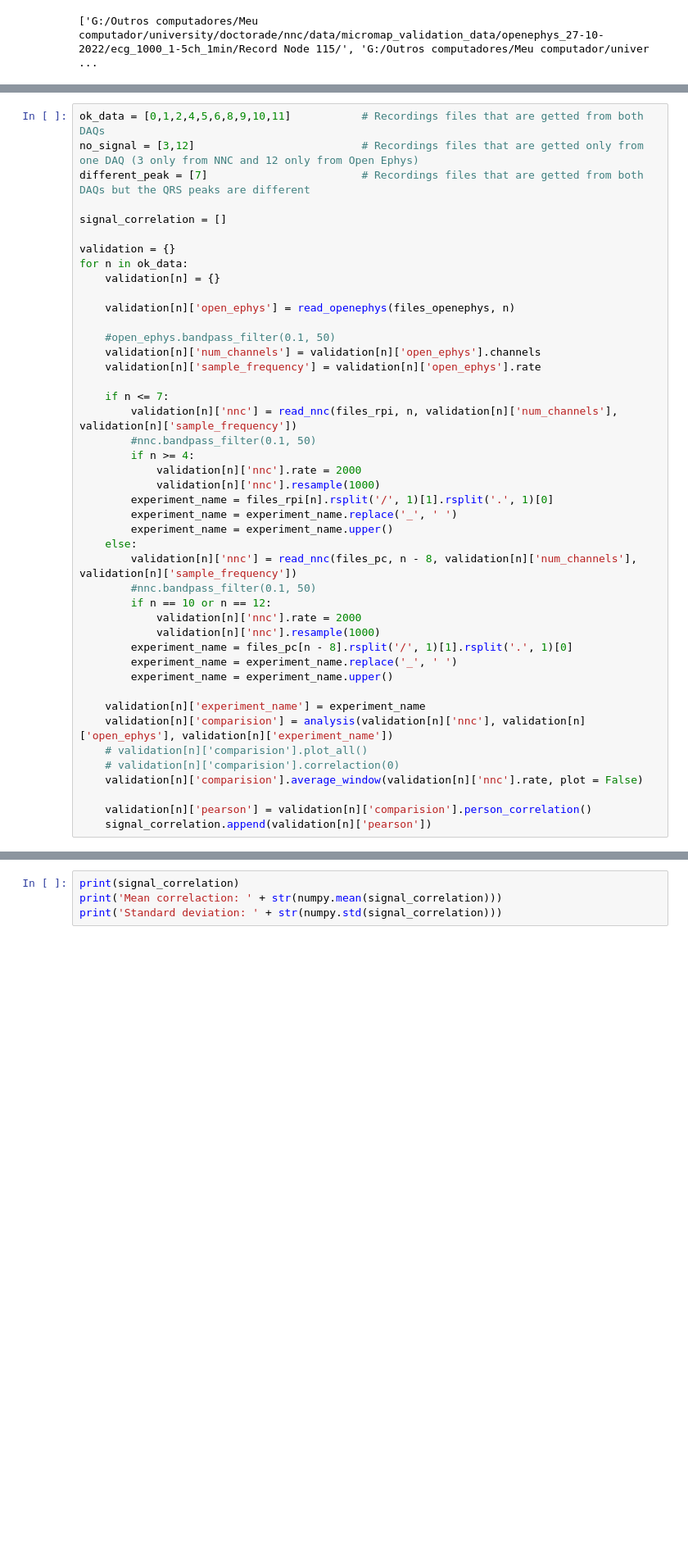
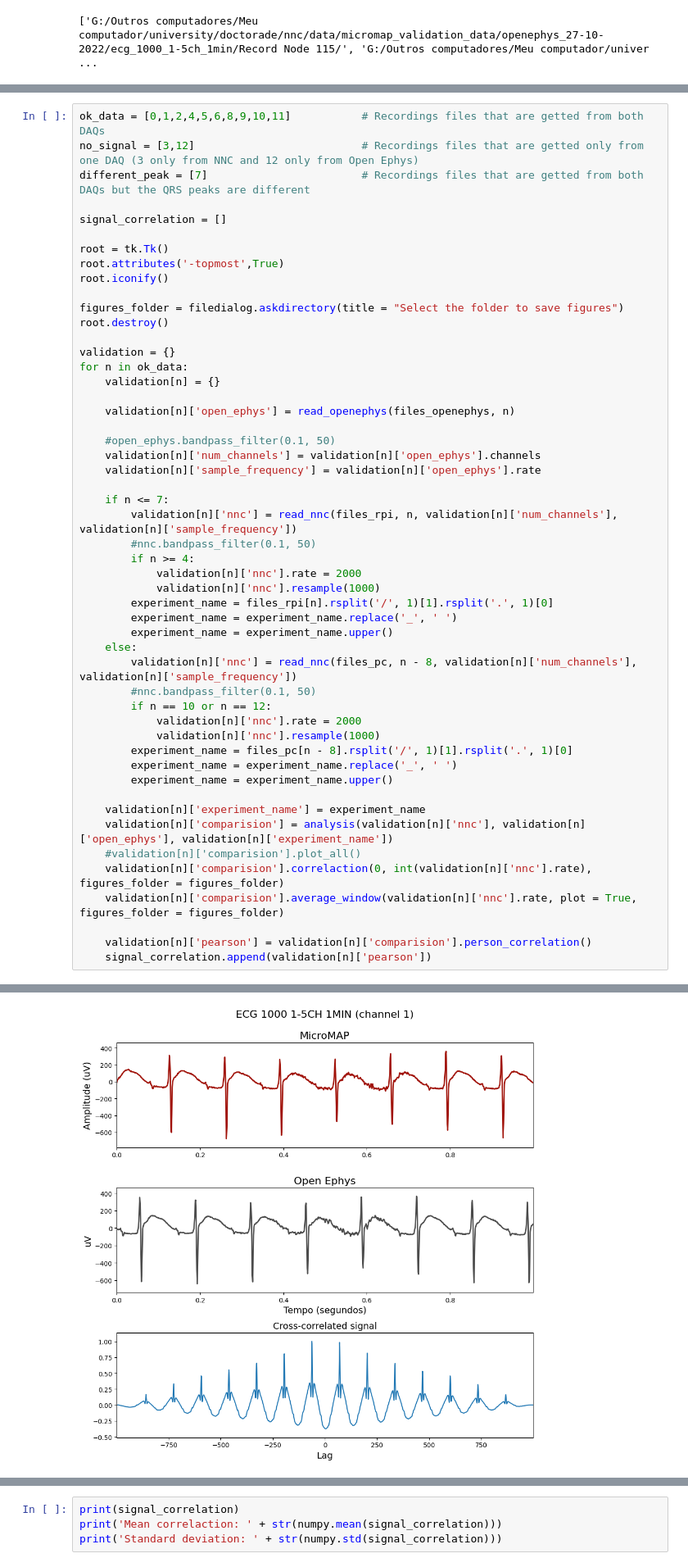
Before and after one commit to nnc-ufmg/micromap, a Jupyter notebook: src/micromap/validation/analysis_code/validation_analyisis.ipynb, the cells around one changed output, grey strips where cells are left out. Shown at 82% size. Drawn from its saved outputs; the diff is of its cells as text; blank space fills up the shorter version.

Commit message:
Commit to mantain the update
- validation_analysis modifications

```diff
--- a/src/micromap/validation/analysis_code/validation_analyisis.ipynb
+++ b/src/micromap/validation/analysis_code/validation_analyisis.ipynb
@@ -212,6 +226,13 @@ no_signal = [3,12]                          # Recordings files that are getted o
 different_peak = [7]                        # Recordings files that are getted from both DAQs but the QRS peaks are different
 
 signal_correlation = []
+
+root = tk.Tk()
+root.attributes('-topmost',True)
+root.iconify()
+
+figures_folder = filedialog.askdirectory(title = "Select the folder to save figures")
+root.destroy()
 
 validation = {}
 for n in ok_data:
@@ -244,9 +265,9 @@ for n in ok_data:
 
     validation[n]['experiment_name'] = experiment_name
     validation[n]['comparision'] = analysis(validation[n]['nnc'], validation[n]['open_ephys'], validation[n]['experiment_name'])
-    # validation[n]['comparision'].plot_all()
-    # validation[n]['comparision'].correlaction(0)
-    validation[n]['comparision'].average_window(validation[n]['nnc'].rate, plot = False)
+    #validation[n]['comparision'].plot_all()
+    validation[n]['comparision'].correlaction(0, int(validation[n]['nnc'].rate), figures_folder = figures_folder)
+    validation[n]['comparision'].average_window(validation[n]['nnc'].rate, plot = True, figures_folder = figures_folder)
 
     validation[n]['pearson'] = validation[n]['comparision'].person_correlation()
     signal_correlation.append(validation[n]['pearson'])
@@ -270,0 +292 @@ G:/Outros computadores/Meu computador/university/doctorade/nnc/data/micromap_val
+[figure, added]
```
Also changed, not shown: parts of 2 cells of this notebook.
